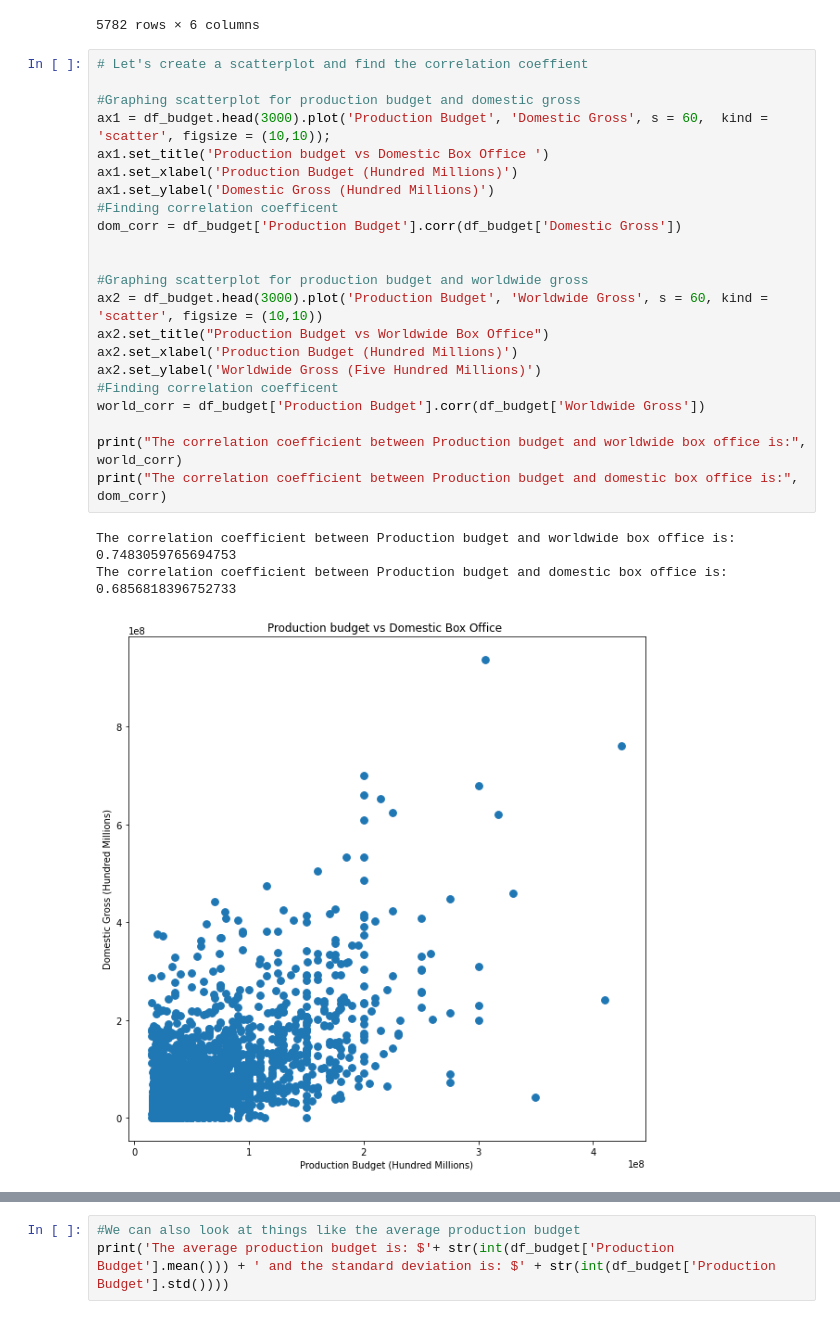
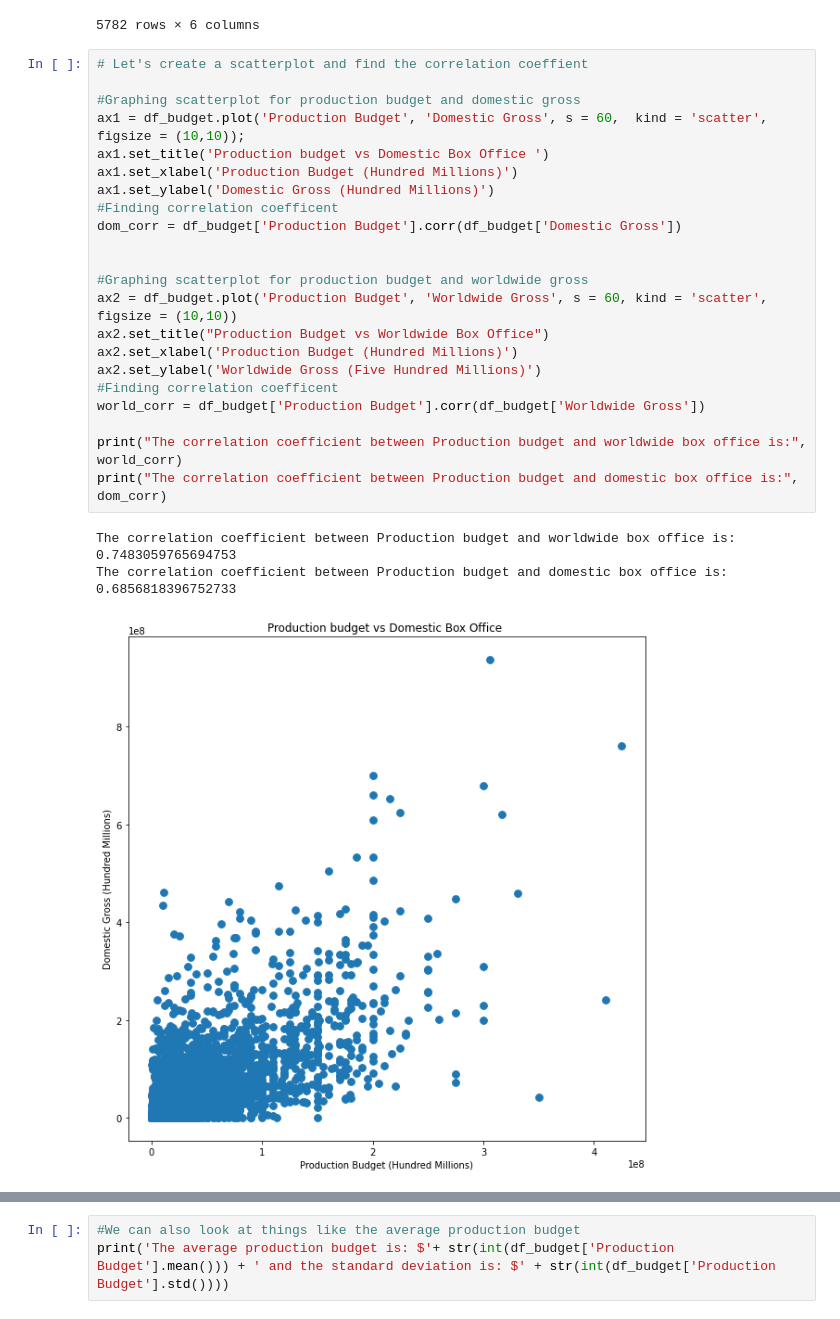
Before and after one commit to aharri123/dsc-phase-1-project-v2-4, a Jupyter notebook: student.ipynb, the cells around one changed output, grey strips where cells are left out. Saved outputs shown, nothing was run; the diff lists cells and outputs as text.

```diff
--- a/student.ipynb
+++ b/student.ipynb
@@ -321,26 +321,26 @@ df_budget
 # %%
 # Let's create a scatterplot and find the correlation coeffient
 
 #Graphing scatterplot for production budget and domestic gross
-ax1 = df_budget.head(3000).plot('Production Budget', 'Domestic Gross', s = 60,  kind = 'scatter', figsize = (10,10));
+ax1 = df_budget.plot('Production Budget', 'Domestic Gross', s = 60,  kind = 'scatter', figsize = (10,10));
 ax1.set_title('Production budget vs Domestic Box Office ')
 ax1.set_xlabel('Production Budget (Hundred Millions)')
 ax1.set_ylabel('Domestic Gross (Hundred Millions)')
 #Finding correlation coefficent
 dom_corr = df_budget['Production Budget'].corr(df_budget['Domestic Gross'])
 
 
 #Graphing scatterplot for production budget and worldwide gross
-ax2 = df_budget.head(3000).plot('Production Budget', 'Worldwide Gross', s = 60, kind = 'scatter', figsize = (10,10))
+ax2 = df_budget.plot('Production Budget', 'Worldwide Gross', s = 60, kind = 'scatter', figsize = (10,10))
 ax2.set_title("Production Budget vs Worldwide Box Office")
 ax2.set_xlabel('Production Budget (Hundred Millions)')
 ax2.set_ylabel('Worldwide Gross (Five Hundred Millions)')
 #Finding correlation coefficent
 world_corr = df_budget['Production Budget'].corr(df_budget['Worldwide Gross'])
 
 print("The correlation coefficient between Production budget and worldwide box office is:", world_corr)
 print("The correlation coefficient between Production budget and domestic box office is:", dom_corr)
 # %% [output]
 The correlation coefficient between Production budget and worldwide box office is: 0.7483059765694753
 The correlation coefficient between Production budget and domestic box office is: 0.6856818396752733
-[figure, old version]
+[figure, new version]
```
Also changed, not shown: parts of 3 cells of this notebook, 1 other file.
